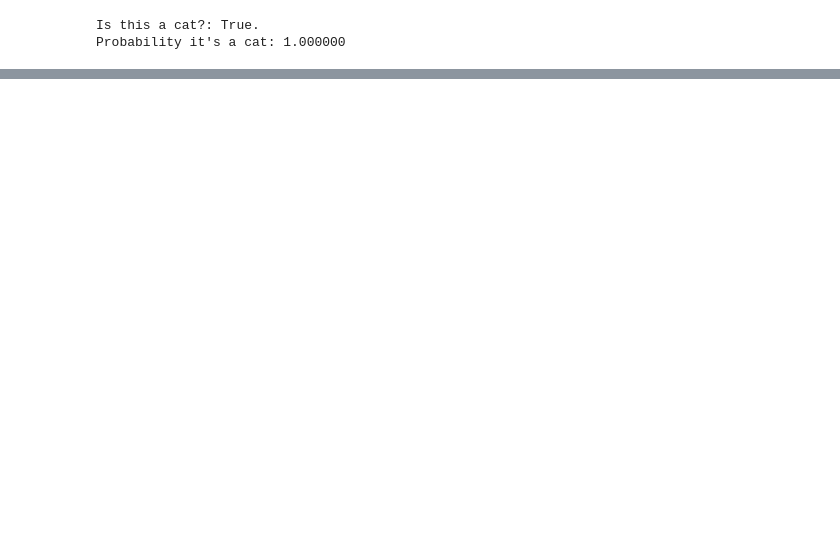
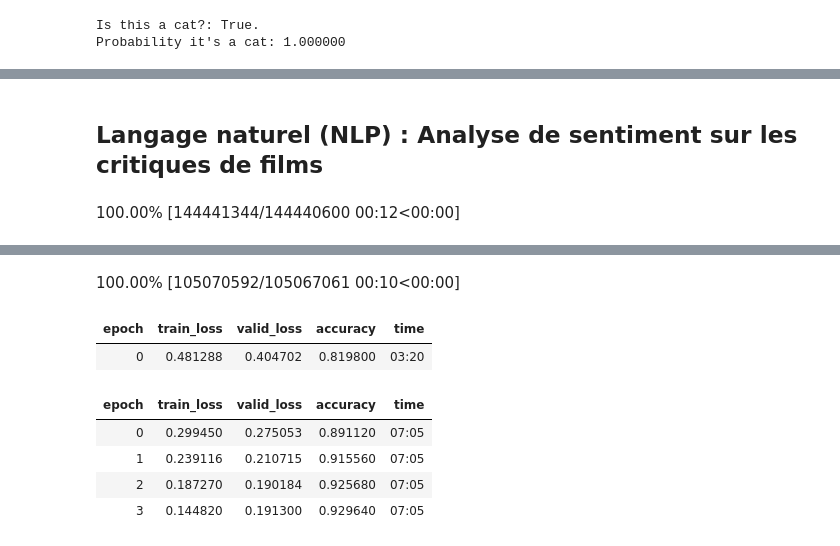
Before and after one commit to Vonewman/fastai_courses, a Jupyter notebook: introduction_to_fastai.ipynb, the cells around one changed output, grey strips where cells are left out. Drawn from its saved outputs; the diff is of its cells as text; code cells hidden in the pictures; blank space fills up the shorter version.

```diff
--- a/introduction_to_fastai.ipynb
+++ b/introduction_to_fastai.ipynb
@@ -69,0 +103,10 @@ Probability it's a cat: 1.000000
+# %% [markdown]
+## Langage naturel (NLP) : Analyse de sentiment sur les critiques de films
+# %%
+from fastai.text.all import *
+
+dls = TextDataLoaders.from_folder(untar_data(URLs.IMDB), valid='test')
+learn = text_classifier_learner(dls, AWD_LSTM, drop_mult=0.5, metrics=accuracy)
+learn.fine_tune(4, 1e-2)
+# %% [output]
+100.00% [144441344/144440600 00:12<00:00]
@@ -69,0 +114,8 @@ Probability it's a cat: 1.000000
+100.00% [105070592/105067061 00:10<00:00]
+| epoch | train_loss | valid_loss | accuracy | time |
+| 0 | 0.481288 | 0.404702 | 0.819800 | 03:20 |
+| epoch | train_loss | valid_loss | accuracy | time |
+| 0 | 0.299450 | 0.275053 | 0.891120 | 07:05 |
+| 1 | 0.239116 | 0.210715 | 0.915560 | 07:05 |
+| 2 | 0.187270 | 0.190184 | 0.925680 | 07:05 |
+| 3 | 0.144820 | 0.191300 | 0.929640 | 07:05 |
```
Also changed, not shown: parts of 12 cells of this notebook.
